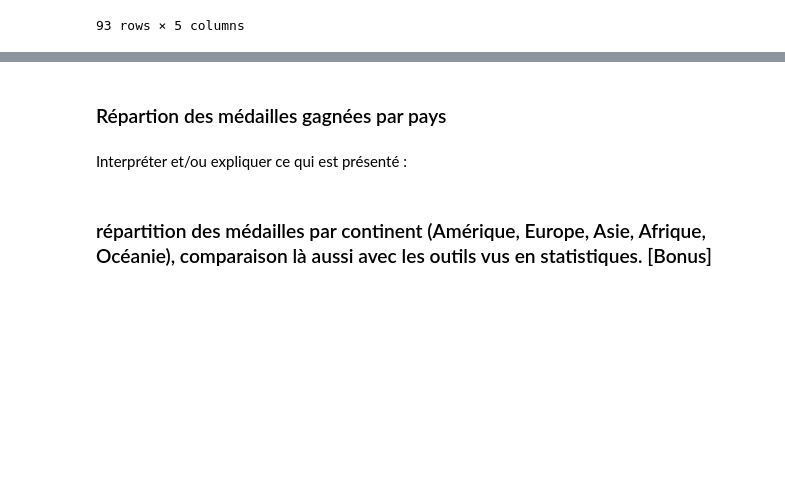
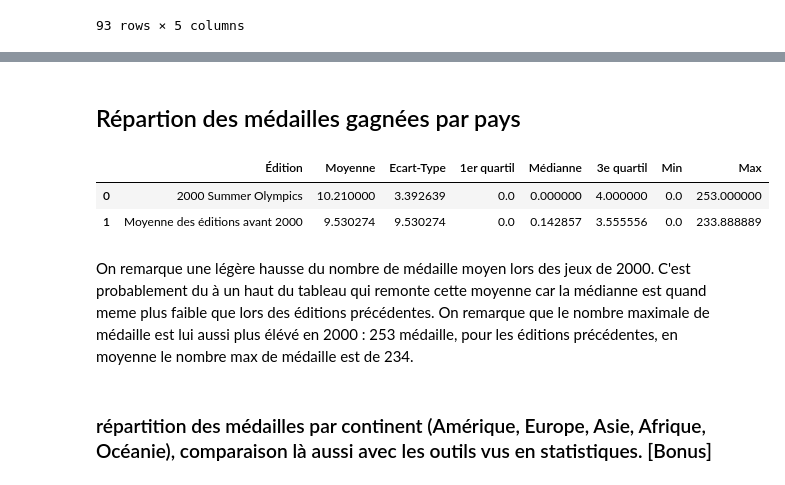
Before and after one commit to Kylian2/S204-AnalyseJO, a Jupyter notebook: rapport.ipynb, the cells around one changed output, grey strips where cells are left out. Saved outputs shown, nothing was run; the diff lists cells and outputs as text; code cells hidden in the pictures; blank space fills up the shorter version.

```diff
--- a/rapport.ipynb
+++ b/rapport.ipynb
@@ -491,2 +597,2 @@ plt.show()
 # %% [markdown]
-### Répartion des médailles gagnées par pays
+## Répartion des médailles gagnées par pays
@@ -493,8 +650,39 @@ plt.show()
 # %%
 #IDEM : Faire moyenne "Un américain gagne en moyenne x medailles
 # lors des 2000 et x medailles lors des avant"
+
+serie_noc_2000 = requete_vers_dataframe(conn, f"""
+                                        SELECT * FROM {SCHEMA}.medailles_noc_athletes
+                                        """)
+
+serie_noc_avant_2000 = requete_vers_dataframe(conn, f"""
+                                        SELECT * FROM {SCHEMA}.medailles_noc_athletes_avant_2000
+                                        """)
+
+quartil_2000 = quartilsSerieNoc(serie_noc_2000)
+
+quartil_avant_2000 = quartilsSerieNoc(serie_noc_avant_2000)
+
+statistiques_global_nocs = {
+    'Édition' : ['2000 Summer Olympics', 'Moyenne des éditions avant 2000'],
+    'Moyenne': [calculerMoyenneMedailleNoc(serie_noc_2000), calculerMoyenneMedailleNoc(serie_noc_avant_2000)],
+    'Ecart-Type': [calculerEcartTypeMedailleNoc(serie_noc_2000), calculerMoyenneMedailleNoc(serie_noc_avant_2000)],
+    '1er quartil': [quartil_2000[0],quartil_avant_2000[0]],
+    'Médianne': [quartil_2000[1],quartil_avant_2000[1]],
+    '3e quartil': [quartil_2000[2],quartil_avant_2000[2]],
+    'Min': [minSerieNoc(serie_noc_2000),minSerieNoc(serie_noc_avant_2000)],
+    'Max': [maxSerieNoc(serie_noc_2000),maxSerieNoc(serie_noc_avant_2000)],
+}
+
+statistiques_global_nocs = pd.DataFrame(statistiques_global_nocs)
+
+display(statistiques_global_nocs)
+# %% [output]
+|  | Édition | Moyenne | Ecart-Type | 1er quartil | Médianne | 3e quartil | Min | Max |
+| 0 | 2000 Summer Olympics | 10.210000 | 3.392639 | 0.0 | 0.000000 | 4.000000 | 0.0 | 253.000000 |
+| 1 | Moyenne des éditions avant 2000 | 9.530274 | 9.530274 | 0.0 | 0.142857 | 3.555556 | 0.0 | 233.888889 |
 # %% [markdown]
-Interpréter et/ou expliquer ce qui est présenté :
+On remarque une légère hausse du nombre de médaille moyen lors des jeux de 2000. C'est probablement du à un haut du tableau qui remonte cette moyenne car la médianne est quand meme plus faible que lors des éditions précédentes. On remarque que le nombre maximale de médaille est lui aussi plus élévé en 2000 : 253 médaille, pour les éditions précédentes, en moyenne le nombre max de médaille est de 234.
 # %% [markdown]
 ### répartition des médailles par continent (Amérique, Europe, Asie, Afrique, Océanie), comparaison là aussi avec les outils vus en statistiques. [Bonus]
 # %%
```
Also changed, not shown: parts of 23 cells of this notebook.
